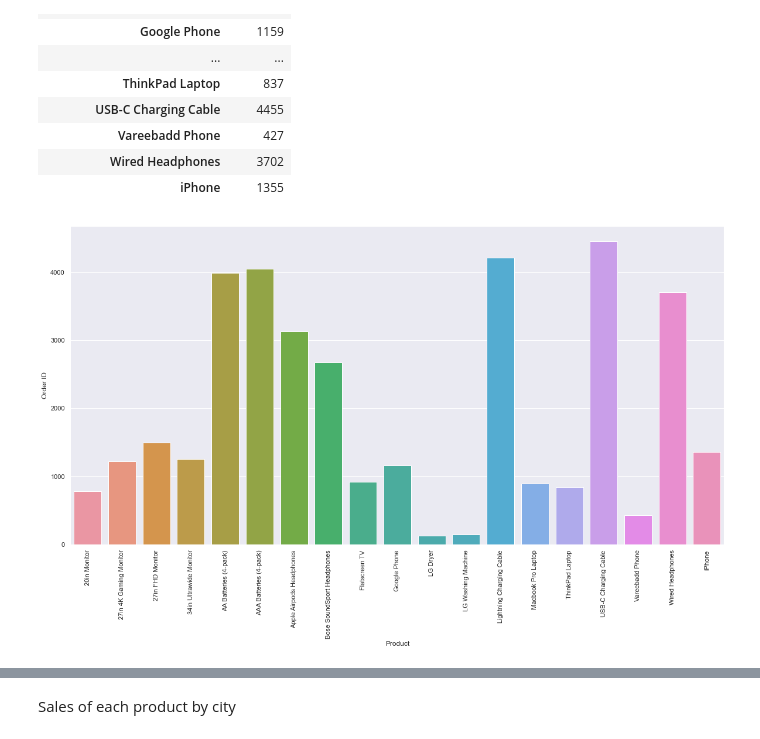
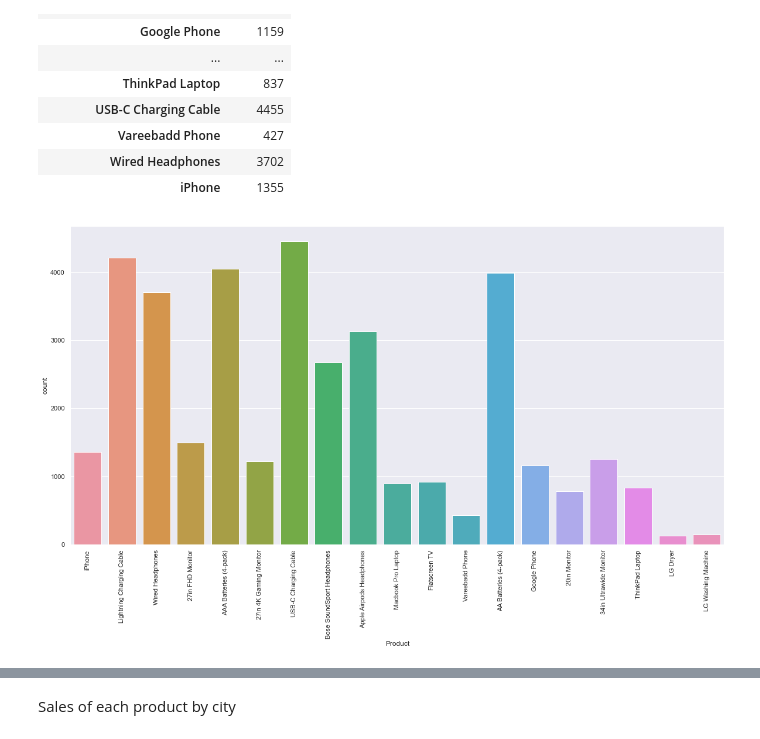
Before and after one commit to bejarrodar/GroupProject3, a Jupyter notebook: quarter1.ipynb, the cells around one changed output, grey strips where cells are left out. Drawn from its saved outputs; the diff is of its cells as text; code cells hidden in the pictures.

```diff
--- a/quarter1.ipynb
+++ b/quarter1.ipynb
@@ -215,12 +212,11 @@ q1.groupby("Product").count()[['Order ID']]
 | Wired Headphones | 3702 |
 | iPhone | 1355 |
 # %%
-sns.barplot(
-    data= q1.groupby("Product").count()[['Order ID']].reset_index(),
-    x = 'Product',
-    y = 'Order ID'
+sns.countplot(
+    data= q1,
+    x = 'Product'
 )
 plt.xticks(rotation=90)
 plt.show()
 # %% [output]
-[figure, old version]
+[figure, new version]
```
Also changed, not shown: parts of 8 cells of this notebook.
